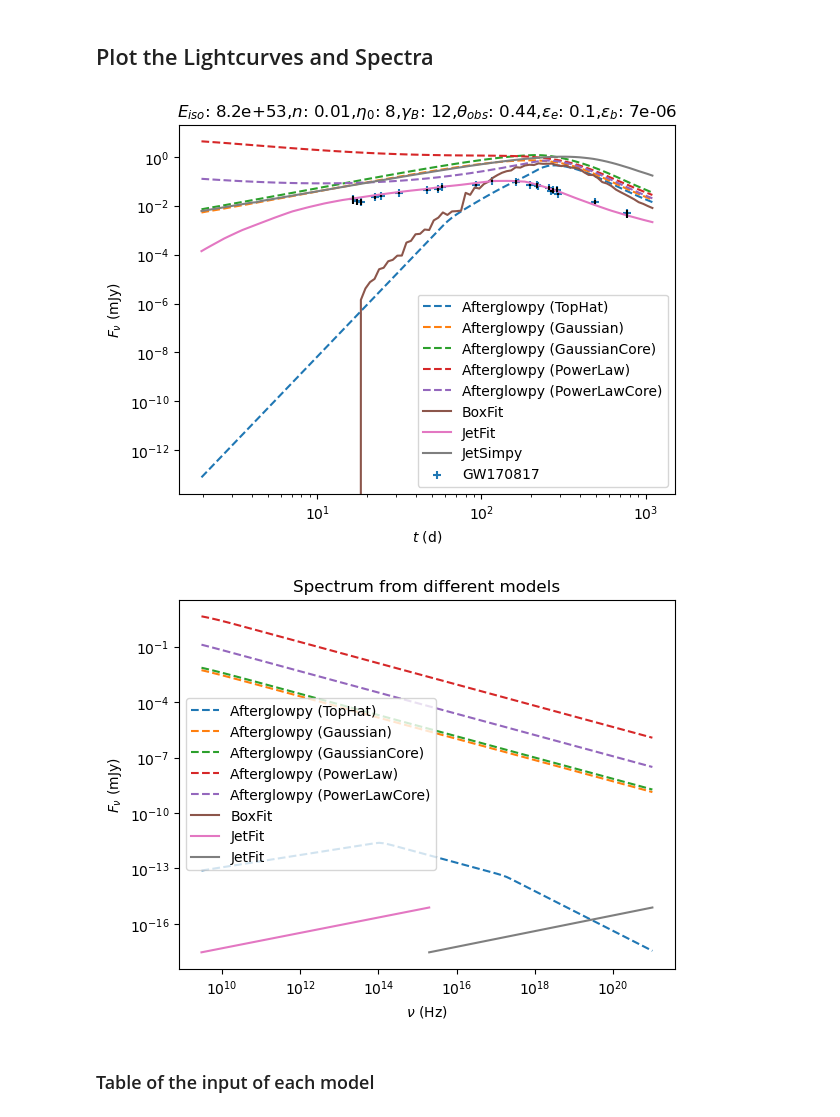
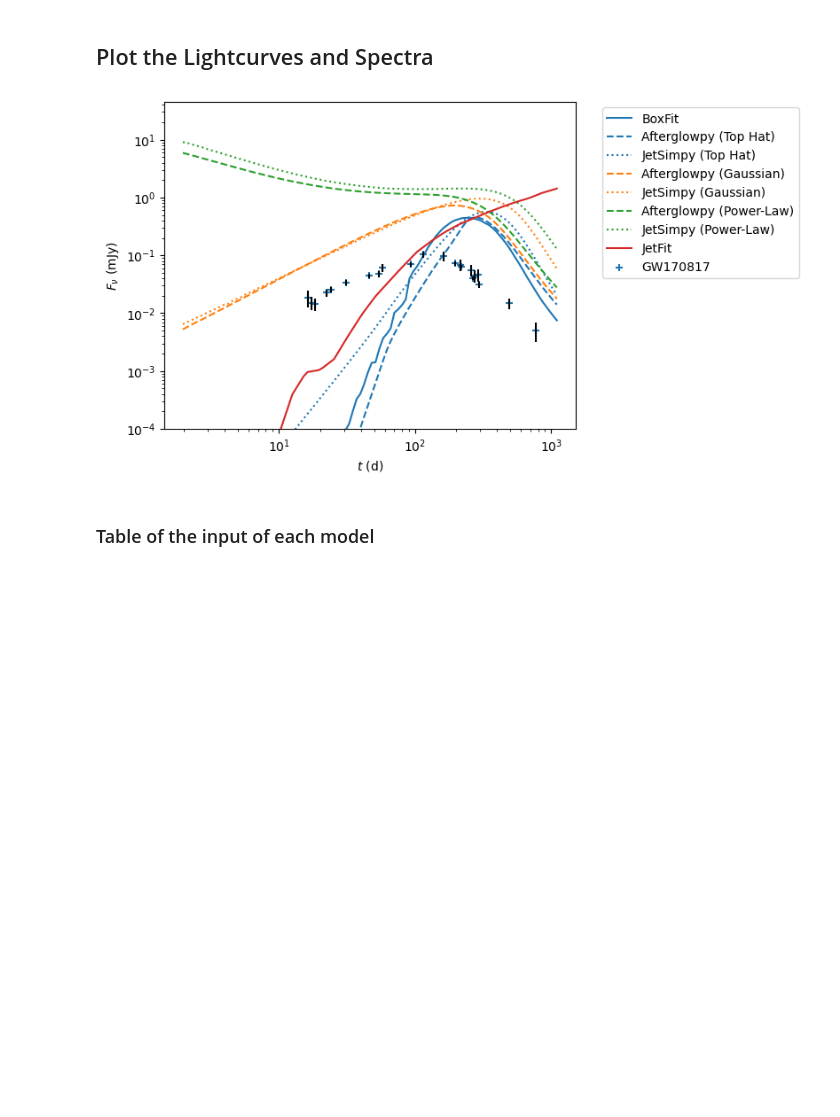
Before and after one commit to agathb/quadrucode, a Jupyter notebook: examples/quadrucodev2.ipynb, the cells around one changed output. Saved outputs shown, nothing was run; the diff lists cells and outputs as text; code cells hidden in the pictures; blank space fills up the shorter version.

```diff
--- a/examples/quadrucodev2.ipynb
+++ b/examples/quadrucodev2.ipynb
@@ -120,7 +120,7 @@ import afterglowpy as grb
 #Afterglowpy dictionary contining the specifics of the jet and environment parameters
 A = {'jetType':     grb.jet.TopHat,     # Top-Hat jet
      'specType':    0,                  # Basic Synchrotron Spectrum
-     'thetaWing':   B['theta_obs'],     # Outer truncation angle
+     'thetaWing':   2*B['theta_obs'],     # Outer truncation angle
      'thetaObs':    B['theta_obs'],     # Viewing angle in radians, (roughly 20 degrees)
      'E0':          B['E'],             # Isotropic-equivalent energy in erg
      'thetaCore':   B['theta_0'],       # Half-opening angle in radians
@@ -145,8 +145,8 @@ Fnula, Fnusa = light_curve_afterglowpy(A)
 #Get multiple geometries from Afterglowpy
 
 #Here are all the types of jets and their names
-types_jets = [grb.jet.TopHat, grb.jet.Gaussian, grb.jet.GaussianCore, grb.jet.PowerLaw, grb.jet.PowerLawCore]
-name_types_jets = ['TopHat', 'Gaussian', 'GaussianCore', 'PowerLaw', 'PowerLawCore']
+types_jets = [grb.jet.TopHat, grb.jet.Gaussian, grb.jet.PowerLaw,  grb.jet.GaussianCore, grb.jet.PowerLawCore]
+name_types_jets = ['TopHat', 'Gaussian', 'PowerLaw', 'GaussianCore','PowerLawCore']
 
 #Make a loop over them and store the fluxes for each jet
 afterglowpys = [light_curve_afterglowpy(A) for A['jetType'] in types_jets]
@@ -335,3 +368,6 @@ Fl_js = jet1.FluxDensity(
+# %%
+energy_jets = [Eiso_th, Eiso_g, Eiso_pl]
+jetsimpys = [flux_jetsimpy(theta, Eiso, lf) for Eiso in energy_jets]
 # %% [markdown]
 ### Get the data points from an event
 # %%
@@ -373,61 +409,73 @@ Label = {
     r'$n$': B['n'],
     r'$\eta_0$': J['Eta0'],
     r'$\gamma_B$': J['GammaB'],
     r'$\theta_{obs}$': B['theta_obs'],
     r'$\epsilon_e$': B['epsilon_E'],
     r'$\epsilon_b$': B['epsilon_B']
 }
 
 labels = ["{}: {}".format(key, value) for key, value in Label.items()]
 
 
 #Instructions for plotting the lightcurve
 
 fig1, ax1 = plt.subplots(1, 1)
+
+# Top Hat
+ax1.plot(convert_ts_td(tbox), Flbox, label="BoxFit") #convert_ts_td(tbox)
+ax1.plot(convert_ts_td(tl), afterglowpys[0][0], label="Afterglowpy (Top Hat)", color = 'tab:blue', linestyle='dashed')
+ax1.plot(convert_ts_td(tl), jetsimpys[0], label="JetSimpy (Top Hat)", color = 'tab:blue', linestyle='dotted') #convert_ts_td(tlj)
+
+#Gaussian
+ax1.plot(convert_ts_td(tl), afterglowpys[1][0], label="Afterglowpy (Gaussian)", color = 'tab:orange', linestyle='dashed')
+ax1.plot(convert_ts_td(tl), jetsimpys[1], label="JetSimpy (Gaussian)", color = 'tab:orange', linestyle='dotted') #convert_ts_td(tlj)
+
+#Power-Law
+ax1.plot(convert_ts_td(tl), afterglowpys[2][0], label="Afterglowpy (Power-Law)", color = 'tab:green', linestyle='dashed')
+ax1.plot(convert_ts_td(tl), jetsimpys[2], label="JetSimpy (Power-Law)", color = 'tab:green', linestyle='dotted') #convert_ts_td(tlj)
+
+
+#Boosted ireball (JetFit)
+ax1.plot(convert_ts_td(tl), Fljet, label="JetFit", color = 'tab:red') #convert_ts_td(tlj) Fljet*1e-6
+
+
 # Afterglowpy for every jet type
-[ax1.plot(convert_ts_td(tl), afterglowpys[i][0], label= f"Afterglowpy ({name_types_jets[i]})", linestyle='dashed') for i in range(len(afterglowpys))] #convert_ts_td(tl)
+#[ax1.plot(convert_ts_td(tl), afterglowpys[i][0], label= f"Afterglowpy ({name_types_jets[i]})", linestyle='dashed') for i in range(3)] #convert_ts_td(tl) #len(afterglowpys)
 #ax1.plot(convert_ts_td(tl), Fnula, label="Afterglowpy") #convert_ts_td(tl)
 
-# Boxfit
-ax1.plot(convert_ts_td(tbox), Flbox, label="BoxFit") #convert_ts_td(tbox)
-
-#JetFit
-ax1.plot(convert_ts_td(tl), Fljet, label="JetFit") #convert_ts_td(tlj) Fljet*1e-6
-
-#JetSimpy
-ax1.plot(convert_ts_td(tl), Fl_js, label="JetSimpy") #convert_ts_td(tlj)
 
 #Event data with its errorbars
 ax1.scatter(t_gw, Fl_gw, label = "GW170817", marker = '+')
 ax1.errorbar(t_gw, Fl_gw,yerr=Flerr_gw,linestyle='', color='black')
 
 #DeepGlow
 #ax1.plot(convert_ts_td(tl), Fldeep , label="DeepGlow")
 
-ax1.set_title("{}".format(",".join(labels)))
+#ax1.set_title("{}".format(",".join(labels)))
 ax1.set(xscale='log', xlabel=r'$t$ (d)',
        yscale='log', ylabel=r'$F_\nu$ (mJy)')
-ax1.legend()
-fig1.savefig("lightcurve_comp.png")
-
-#Instructions for plotting the spectrum
-
-fig2, ax2 = plt.subplots(1, 1)
-[ax2.plot(nus, afterglowpys[i][1], label= f"Afterglowpy ({name_types_jets[i]})", linestyle='dashed') for i in range(len(afterglowpys))] #convert_ts_td(tl)
-#ax2.plot(nus, Fnusa, label="Afterglowpy")
-ax2.plot(nus, Fnubox, label="BoxFit")
-ax2.plot(nusj, Fsjet, label="JetFit")
-ax2.set_title("Spectrum from different models")
-ax2.set(xscale='log', xlabel=r'$\nu$ (Hz)',
-       yscale='log', ylabel=r'$F_\nu$ (mJy)')
-ax2.legend()
-fig2.savefig("spectrum_comp.png")
+ax1.legend(bbox_to_anchor=(1.05, 1), loc='upper left')
+ax1.set_ylim(10**-4,)
+plt.subplots_adjust(right=0.85)
+fig1.savefig("lightcurve_comp.png", bbox_inches='tight')
 
 fig1.show()
-fig2.show()
+
+# #Instructions for plotting the spectrum
+
+# fig2, ax2 = plt.subplots(1, 1)
+# [ax2.plot(nus, afterglowpys[i][1], label= f"Afterglowpy ({name_types_jets[i]})", linestyle='dashed') for i in range(len(afterglowpys))] #convert_ts_td(tl)
+# #ax2.plot(nus, Fnusa, label="Afterglowpy")
+# ax2.plot(nus, Fnubox, label="BoxFit")
+# ax2.plot(nusj, Fsjet, label="JetFit")
+# ax2.set_title("Spectrum from different models")
+# ax2.set(xscale='log', xlabel=r'$\nu$ (Hz)',
+#        yscale='log', ylabel=r'$F_\nu$ (mJy)')
+# ax2.legend()
+# fig2.savefig("spectrum_comp.png")
+#fig2.show()
 # %% [output]
-[figure, old version]
+[figure, new version]
-[figure, removed]
 # %% [markdown]
 ### Table of the input of each model
 # %% [markdown]
```
Also changed, not shown: parts of 15 cells of this notebook, 2 other files.
